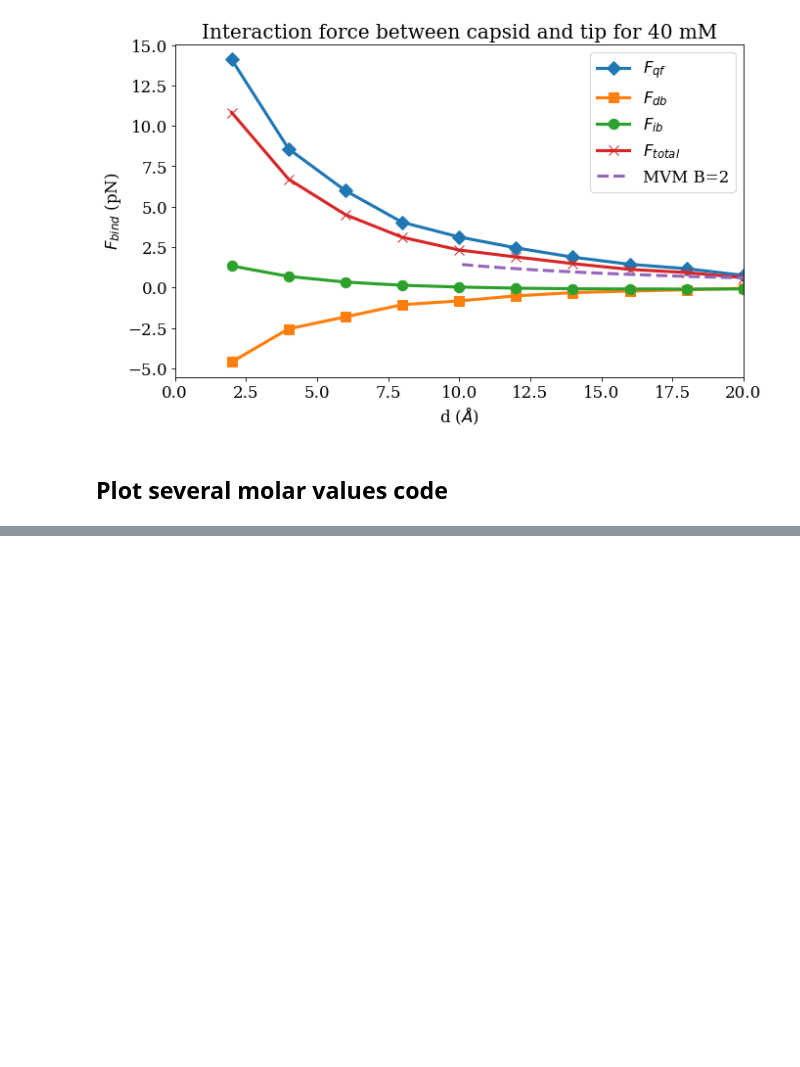
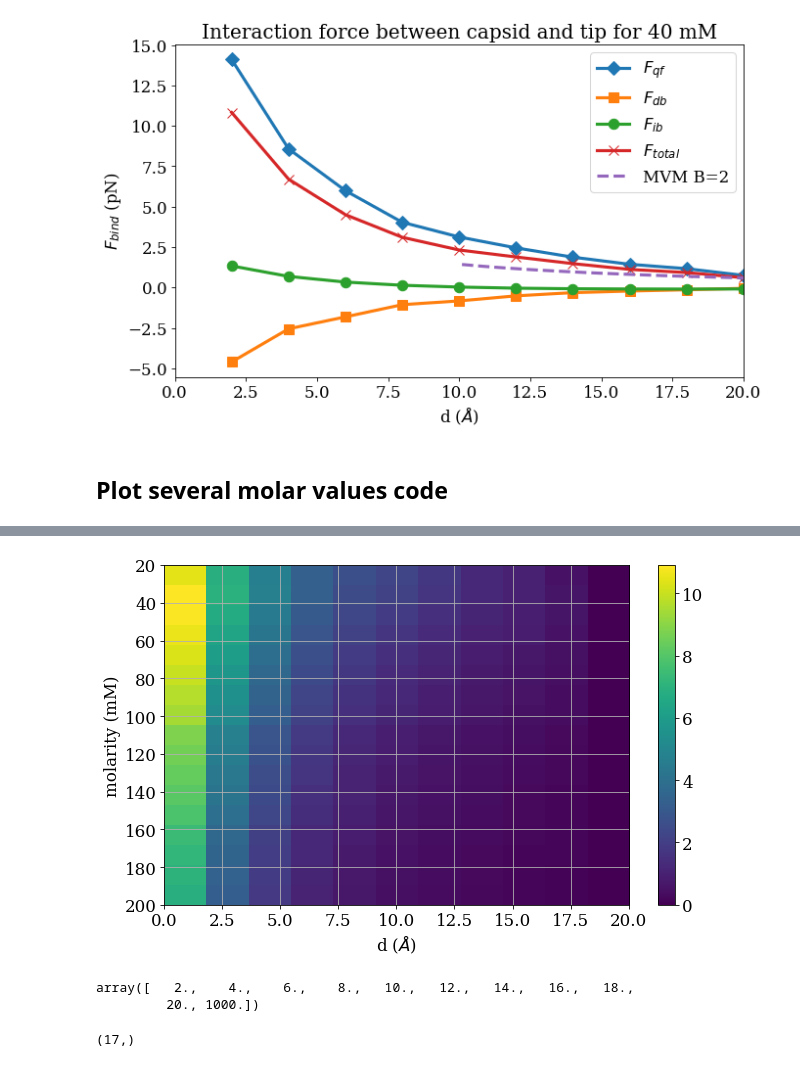
Before and after one commit to iaddison-smith/capsid_folds, a Jupyter notebook: Force_components_afmtip.ipynb, the cells around one changed output, grey strips where cells are left out. Cells and saved outputs as stored; diff of their text form; code cells hidden in the pictures; blank space fills up the shorter version.

```diff
--- a/Force_components_afmtip.ipynb
+++ b/Force_components_afmtip.ipynb
@@ -322,0 +320,27 @@ printing interaction force for 40 mM
+# %%
+def forces_MVM(d,B,A=0,k=1/6.8):
+    return (A*np.exp(-2*k*d)+B*np.exp(-k*d))/(1-np.exp(-2*k*d))
+
+delta_fqf_all,delta_fdb_all,delta_fib_all, F_bindx_all = dict(), dict(), dict(), dict()
+
+for molar in molar_data:
+    if molar in [100,160]:
+        continue
+    molar = str(molar)
+    print('calculating interaction force for %d mM' % int(molar))
+
+    dist,fqf,_ = compute_force_qf_zika(data_sim[molar], units='pN')
+    fdb, fib = get_boundary_forces(data_sim, molar)
+
+    # Binding force by substracting solvation force for capsid far away from tip
+    F_terms = fqf+fdb+fib - (fqf[-1]+fdb[-1]+fib[-1] )
+
+    delta_fqf = (fqf.swapaxes(0,1)[0]-fqf.swapaxes(0,1)[0][-1])
+    delta_fdb = (fdb.swapaxes(0,1)[0]-fdb.swapaxes(0,1)[0][-1])
+    delta_fib = (fib.swapaxes(0,1)[0]-fib.swapaxes(0,1)[0][-1])
+    F_bindx = F_terms.swapaxes(0,1)[0]
+
+    delta_fqf_all[molar] = delta_fqf
+    delta_fdb_all[molar] = delta_fdb
+    delta_fib_all[molar] = delta_fib
+    F_bindx_all[molar] = F_bindx
@@ -322,0 +368,28 @@ printing interaction force for 40 mM
+# %%
+# Concatenate Fbinx
+F_bindx_plot = np.concatenate((F_bindx_all['20'][:,None],F_bindx_all['30'][:,None],F_bindx_all['40'][:,None],\
+    F_bindx_all['50'][:,None],F_bindx_all['60'][:,None],F_bindx_all['70'][:,None],\
+    F_bindx_all['80'][:,None],F_bindx_all['90'][:,None],F_bindx_all['110'][:,None],\
+    F_bindx_all['120'][:,None],F_bindx_all['130'][:,None],F_bindx_all['140'][:,None],\
+    F_bindx_all['150'][:,None],F_bindx_all['170'][:,None],F_bindx_all['180'][:,None],\
+    F_bindx_all['190'][:,None],F_bindx_all['200'][:,None]),axis=1)
+
+# colorbar plot example
+plt.figure(figsize=(10,6),dpi=75)
+plt.grid()
+plt.ylabel('molarity (mM)')
+plt.imshow(-F_bindx_plot.T,aspect='auto',extent=[0,20,200,20])
+plt.colorbar()
+plt.xlabel('d ($\AA$)');
+plt.show()
+# %% [output]
+[figure, added]
+# %%
+dist
+# %% [output]
+array([   2.,    4.,    6.,    8.,   10.,   12.,   14.,   16.,   18.,
+         20., 1000.])
+# %%
+y.shape
+# %% [output]
+(17,)
```
Also changed, not shown: parts of 7 cells of this notebook, 4 other files.
